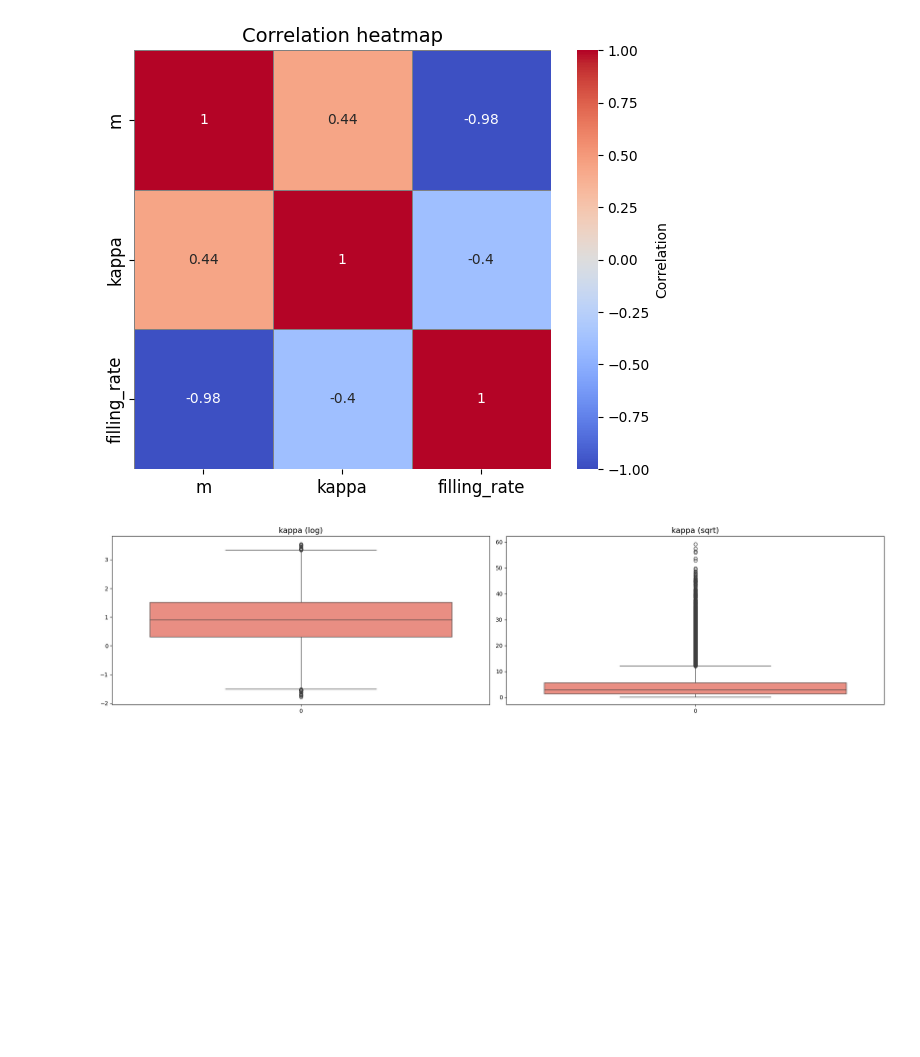
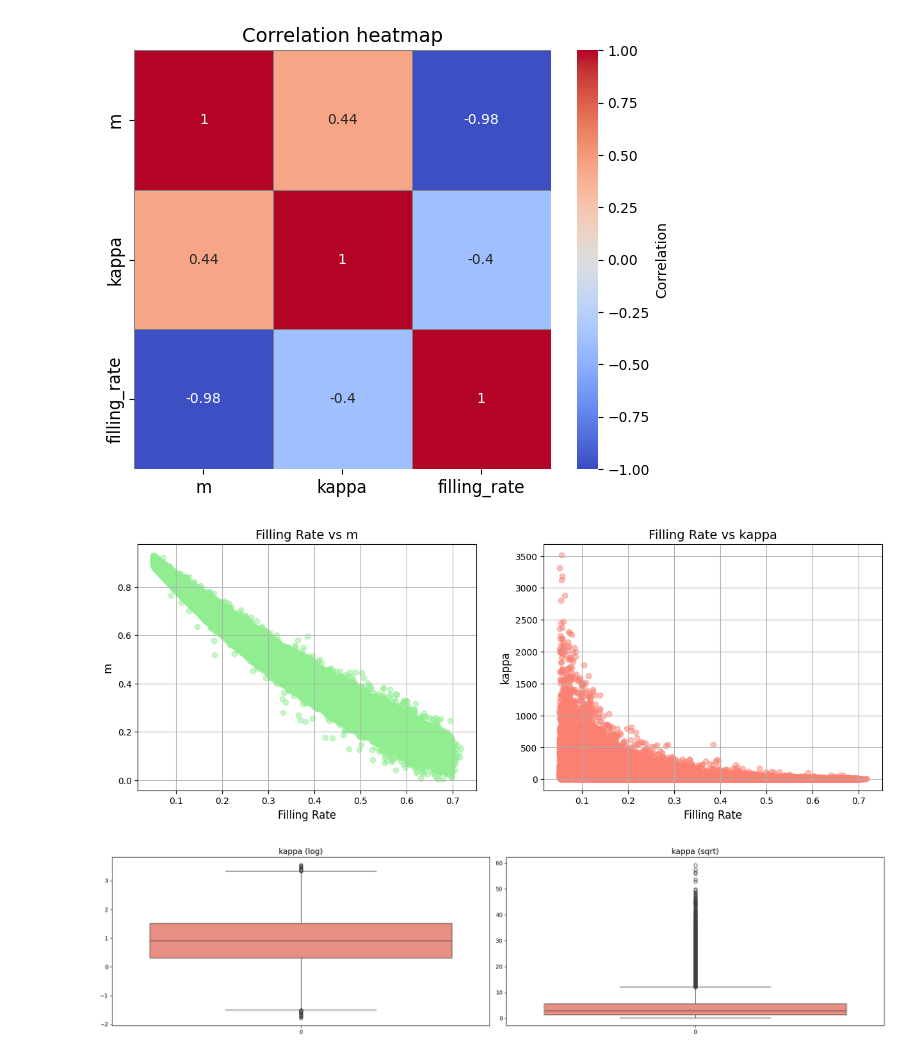
Before and after one commit to AMKN-APEX/ojt-project, a Jupyter notebook: notebook/data_analyzer.ipynb, the cells around one changed output. Drawn from its saved outputs; the diff is of its cells as text; code cells hidden in the pictures; blank space fills up the shorter version.

```diff
--- a/notebook/data_analyzer.ipynb
+++ b/notebook/data_analyzer.ipynb
@@ -13,14 +24,14 @@ FR_PATH = "/mnt/c/Users/onion/Documents/analysis/FR_train.npy"
 M_PATH = "/mnt/c/Users/onion/Documents/analysis/m_train.npy"
 KAPPA_PATH = "/mnt/c/Users/onion/Documents/analysis/kappa_train.npy"
 
-filling_rate = np.load(FR_PATH)
-m = np.load(M_PATH)
-kappa = np.load(KAPPA_PATH)
+filling_rate = np.load(FR_PATH).ravel()
+m = np.load(M_PATH).ravel()
+kappa = np.load(KAPPA_PATH).ravel()
 
 data = {
-    "m": m.ravel(),
-    "kappa": kappa.ravel(),
-    "filling_rate": filling_rate.ravel()
+    "m": m,
+    "kappa": kappa,
+    "filling_rate": filling_rate
 }
 
 df = pd.DataFrame(data)
@@ -79,6 +90,28 @@ plt.tight_layout()
 plt.show()
 # %% [output]
 [figure]
+# %%
+# --- filling_rateとmの散布図, filling_rateとkappaの散布図---
+fig = plt.figure(figsize=(15, 5))
+
+ax1 = fig.add_subplot(121)
+ax2 = fig.add_subplot(122)
+
+ax1.scatter(filling_rate, m, alpha=0.5, color='lightgreen')
+ax2.scatter(filling_rate, kappa, alpha=0.5, color='salmon')
+
+ax1.set_title("Filling Rate vs m", fontsize=14)
+ax2.set_title("Filling Rate vs kappa", fontsize=14)
+
+ax1.set_xlabel("Filling Rate", fontsize=12)
+ax1.set_ylabel("m", fontsize=12)
+ax2.set_xlabel("Filling Rate", fontsize=12)
+ax2.set_ylabel("kappa", fontsize=12)
+
+ax1.grid(True)
+ax2.grid(True)
+# %% [output]
+[figure, added]
 # %%
 # --- kappaの前処理模索 ---
 log_kappa = np.log10(kappa)
```
Also changed, not shown: parts of 2 cells of this notebook, 5 other files.
